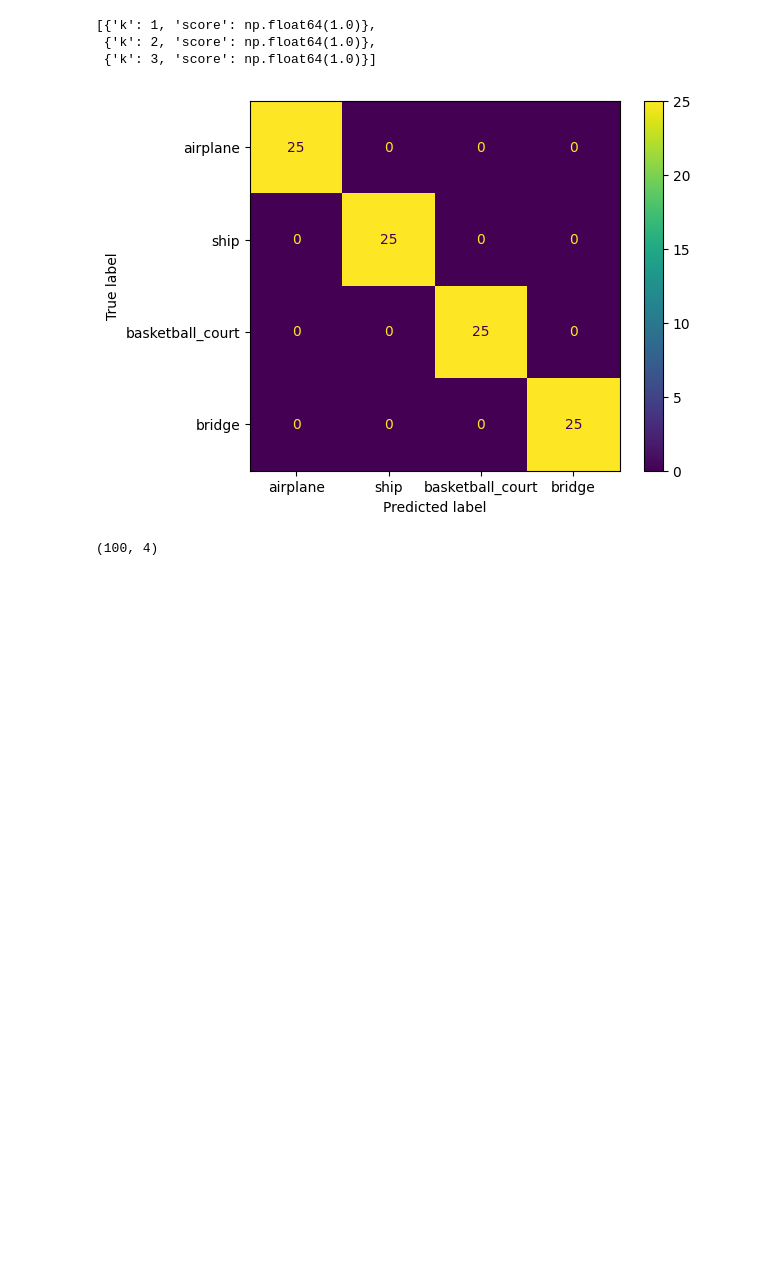
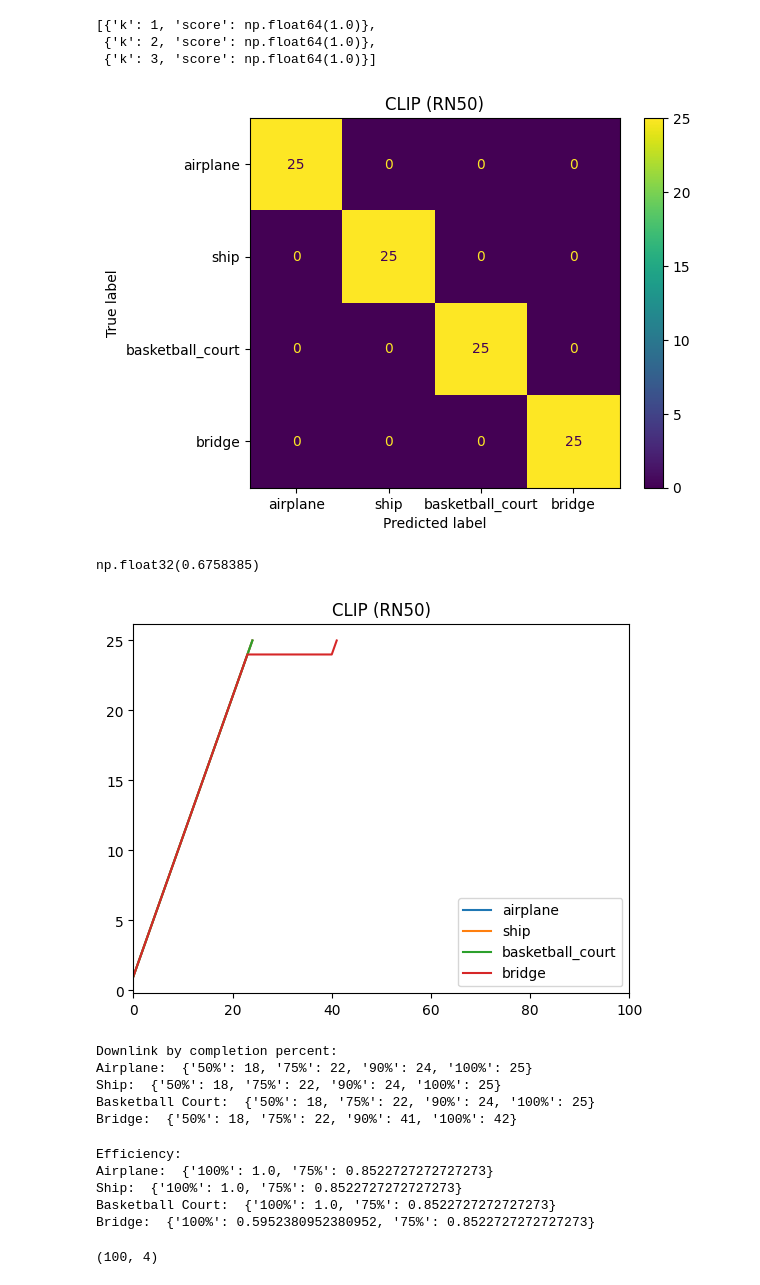
Before and after one commit to ezrafielding/PrioriSat, a Jupyter notebook: Satellite/SatEval.ipynb, the cells around one changed output. Drawn from its saved outputs; the diff is of its cells as text; code cells hidden in the pictures; blank space fills up the shorter version.

```diff
--- a/Satellite/SatEval.ipynb
+++ b/Satellite/SatEval.ipynb
@@ -36,9 +108,55 @@ top_k_stats
 cm = confusion_matrix(y_true, np.argmax(similarity.T, axis=1))
 cm_display = ConfusionMatrixDisplay(confusion_matrix = cm, display_labels = ['airplane', 'ship', 'basketball_court', 'bridge'] )
 cm_display.plot()
+plt.title(f'CLIP ({base_model})')
 plt.show()
 # %% [output]
-[figure, old version]
+[figure, new version]
+# %%
+avg_correct_cos = 0
+for i, sim in enumerate(similarity.T):
+    avg_correct_cos += sim[y_true[i]]
+
+avg_correct_cos /= len(similarity.T)
+avg_correct_cos
+# %% [output]
+np.float32(0.6758385)
+# %%
+plt.title(f'CLIP ({base_model})')
+downData = downCount(similarity.T, test_data, ['airplane', 'ship', 'basketball_court', 'bridge'])
+plt.xlim(0,100)
+plt.plot(downData['airplane']['track'], label='airplane')
+plt.plot(downData['ship']['track'], label='ship')
+plt.plot(downData['basketball_court']['track'], label='basketball_court')
+plt.plot(downData['bridge']['track'], label='bridge')
+plt.legend(loc="lower right")
+plt.show()
+# %% [output]
+[figure, added]
+# %%
+print('Downlink by completion percent:')
+print('Airplane: ', downData['airplane']['count'])
+print('Ship: ', downData['ship']['count'])
+print('Basketball Court: ', downData['basketball_court']['count'])
+print('Bridge: ', downData['bridge']['count'])
+# %% [output]
+Downlink by completion percent:
+Airplane:  {'50%': 18, '75%': 22, '90%': 24, '100%': 25}
+Ship:  {'50%': 18, '75%': 22, '90%': 24, '100%': 25}
+Basketball Court:  {'50%': 18, '75%': 22, '90%': 24, '100%': 25}
+Bridge:  {'50%': 18, '75%': 22, '90%': 41, '100%': 42}
+# %%
+print('Efficiency:')
+print('Airplane: ', downData['airplane']['efficiency'])
+print('Ship: ', downData['ship']['efficiency'])
+print('Basketball Court: ', downData['basketball_court']['efficiency'])
+print('Bridge: ', downData['bridge']['efficiency'])
+# %% [output]
+Efficiency:
+Airplane:  {'100%': 1.0, '75%': 0.8522727272727273}
+Ship:  {'100%': 1.0, '75%': 0.8522727272727273}
+Basketball Court:  {'100%': 1.0, '75%': 0.8522727272727273}
+Bridge:  {'100%': 0.5952380952380952, '75%': 0.8522727272727273}
 # %%
 base_model = '1280'
 with open(f'./YOLO/sim_{base_model}_{device}.pkl', 'rb') as file:
```
Also changed, not shown: parts of 13 cells of this notebook.
